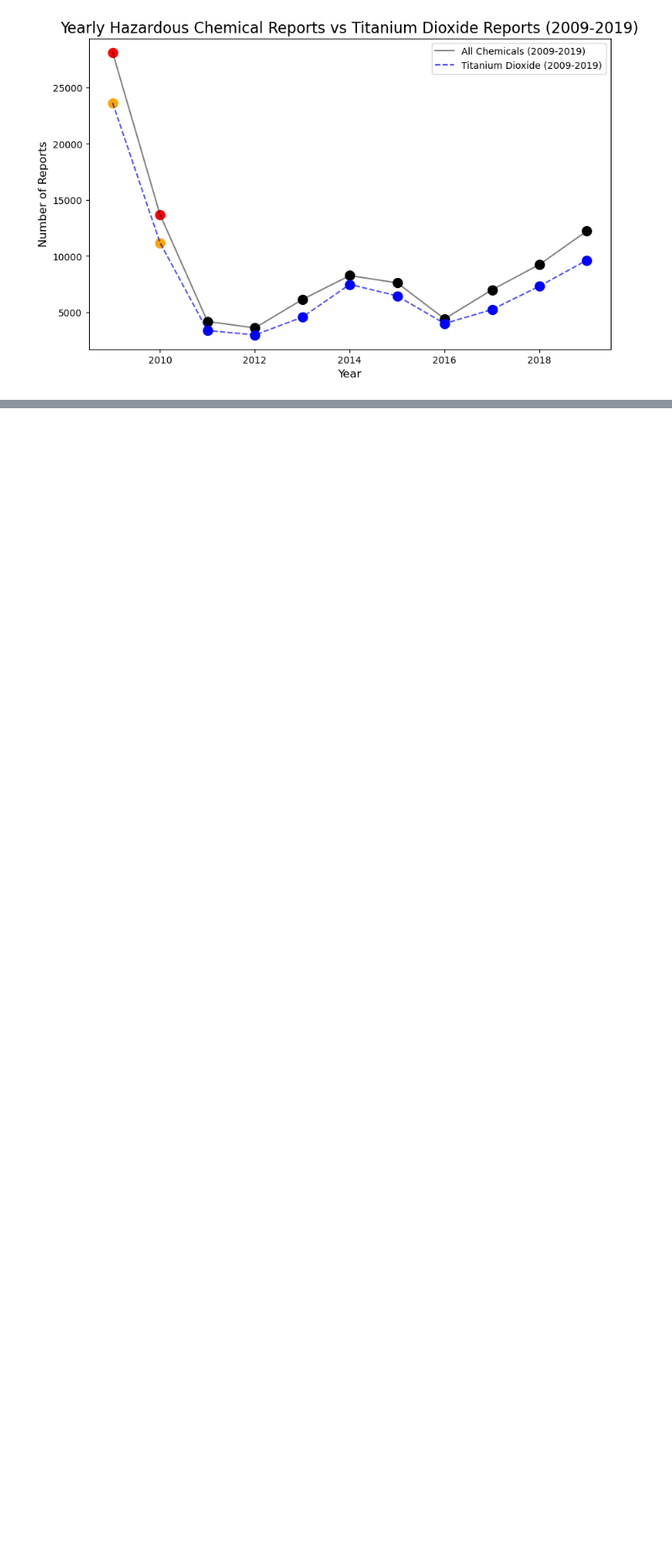
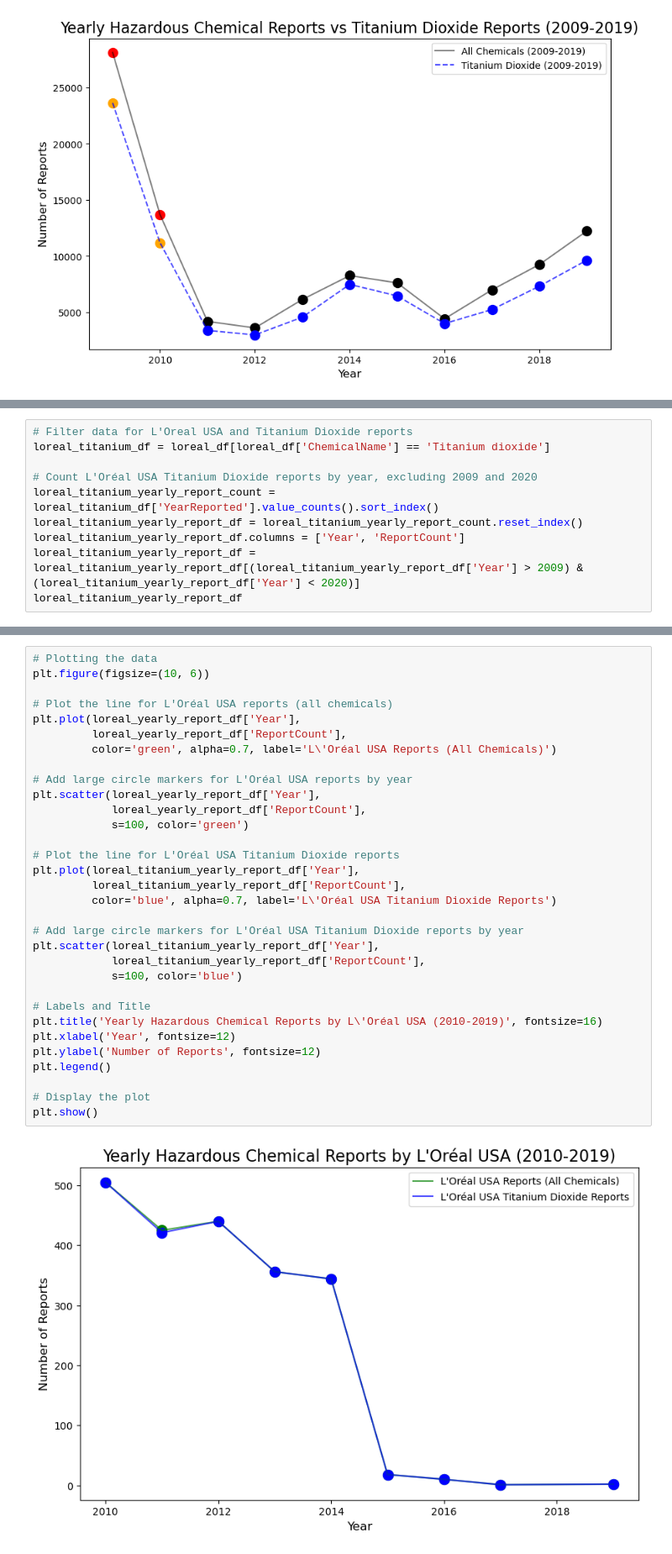
Before and after one commit to Nova8F/Project_1.0, a Jupyter notebook: DM_Project1_Group1_EDA.ipynb, the cells around one changed output, grey strips where cells are left out. Shown: that part at 84% size. Cells and saved outputs as stored; diff of their text form; blank space fills up the shorter version.

```diff
--- a/DM_Project1_Group1_EDA.ipynb
+++ b/DM_Project1_Group1_EDA.ipynb
@@ -207,0 +240,10 @@ loreal_yearly_report_df = loreal_yearly_report_df[(loreal_yearly_report_df['Year
+# %%
+# Filter data for L'Oreal USA and Titanium Dioxide reports
+loreal_titanium_df = loreal_df[loreal_df['ChemicalName'] == 'Titanium dioxide']
+
+# Count L'Oréal USA Titanium Dioxide reports by year, excluding 2009 and 2020
+loreal_titanium_yearly_report_count = loreal_titanium_df['YearReported'].value_counts().sort_index()
+loreal_titanium_yearly_report_df = loreal_titanium_yearly_report_count.reset_index()
+loreal_titanium_yearly_report_df.columns = ['Year', 'ReportCount']
+loreal_titanium_yearly_report_df = loreal_titanium_yearly_report_df[(loreal_titanium_yearly_report_df['Year'] > 2009) & (loreal_titanium_yearly_report_df['Year'] < 2020)]
+loreal_titanium_yearly_report_df
@@ -208,3 +261,37 @@ loreal_yearly_report_df = loreal_yearly_report_df[(loreal_yearly_report_df['Year
+# %%
+# Plotting the data
+plt.figure(figsize=(10, 6))
+
+# Plot the line for L'Oréal USA reports (all chemicals)
+plt.plot(loreal_yearly_report_df['Year'],
+         loreal_yearly_report_df['ReportCount'],
+         color='green', alpha=0.7, label='L\'Oréal USA Reports (All Chemicals)')
+
+# Add large circle markers for L'Oréal USA reports by year
+plt.scatter(loreal_yearly_report_df['Year'],
+            loreal_yearly_report_df['ReportCount'],
+            s=100, color='green')
+
+# Plot the line for L'Oréal USA Titanium Dioxide reports
+plt.plot(loreal_titanium_yearly_report_df['Year'],
+         loreal_titanium_yearly_report_df['ReportCount'],
+         color='blue', alpha=0.7, label='L\'Oréal USA Titanium Dioxide Reports')
+
+# Add large circle markers for L'Oréal USA Titanium Dioxide reports by year
+plt.scatter(loreal_titanium_yearly_report_df['Year'],
+            loreal_titanium_yearly_report_df['ReportCount'],
+            s=100, color='blue')
+
+# Labels and Title
+plt.title('Yearly Hazardous Chemical Reports by L\'Oréal USA (2010-2019)', fontsize=16)
+plt.xlabel('Year', fontsize=12)
+plt.ylabel('Number of Reports', fontsize=12)
+plt.legend()
+
+# Display the plot
+plt.show()
+# %% [output]
+[figure, added]
 # %%
 # Plotting the data
 plt.figure(figsize=(10, 6))
```
Also changed, not shown: parts of 10 cells of this notebook, 2 other files.
